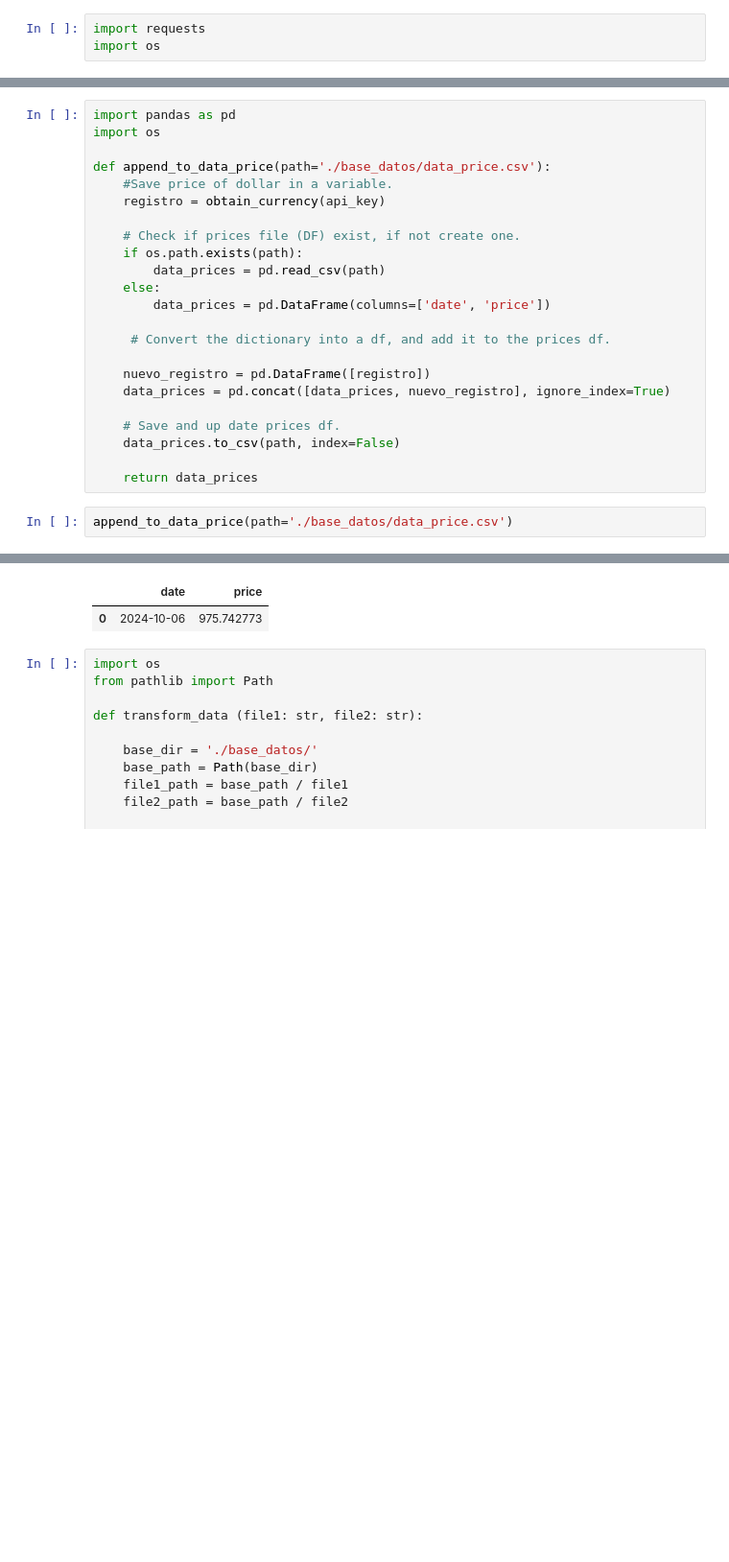
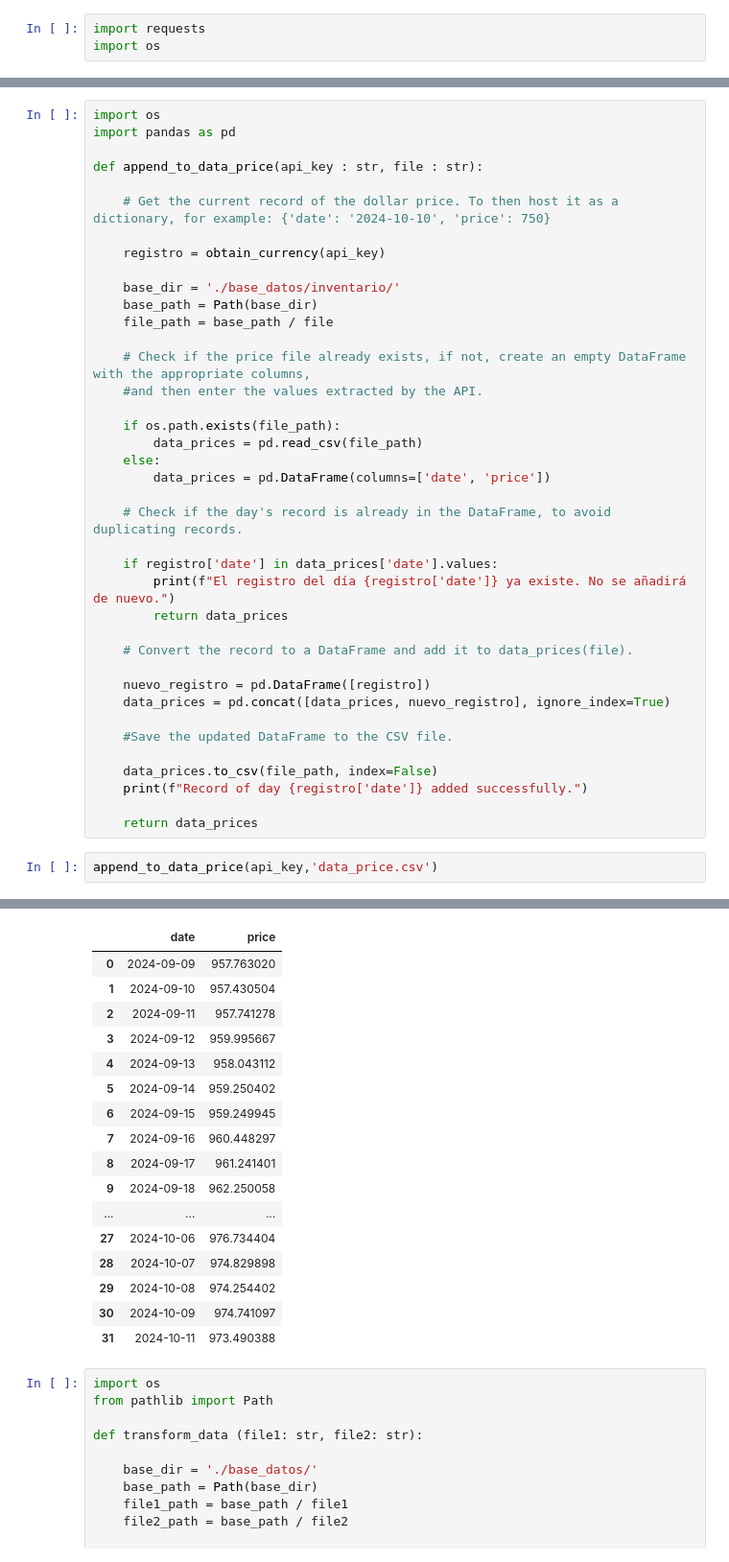
Before and after one commit to Simontiberio/ETL_airflow, a Jupyter notebook: validation_functions.ipynb, the cells around one changed output, grey strips where cells are left out. Shown at 96% size. Drawn from its saved outputs; the diff is of its cells as text; blank space fills up the shorter version.

Commit message:
Data cleaning and function validation tasks

```diff
--- a/validation_functions.ipynb
+++ b/validation_functions.ipynb
@@ -29,26 +28,42 @@ Cotización actual del dólar: 975.742773 ARS
 # %%
+import os
 import pandas as pd
-import os
 
-def append_to_data_price(path='./base_datos/data_price.csv'):
-    #Save price of dollar in a variable.
+def append_to_data_price(api_key : str, file : str):
+
+    # Get the current record of the dollar price. To then host it as a dictionary, for example: {'date': '2024-10-10', 'price': 750}
+
     registro = obtain_currency(api_key)
 
-    # Check if prices file (DF) exist, if not create one.
-    if os.path.exists(path):
-        data_prices = pd.read_csv(path)
+    base_dir = './base_datos/inventario/'
+    base_path = Path(base_dir)
+    file_path = base_path / file
+
+    # Check if the price file already exists, if not, create an empty DataFrame with the appropriate columns,
+    #and then enter the values extracted by the API.
+
+    if os.path.exists(file_path):
+        data_prices = pd.read_csv(file_path)
     else:
         data_prices = pd.DataFrame(columns=['date', 'price'])
 
-     # Convert the dictionary into a df, and add it to the prices df.
+    # Check if the day's record is already in the DataFrame, to avoid duplicating records.
+
+    if registro['date'] in data_prices['date'].values:
+        print(f"El registro del día {registro['date']} ya existe. No se añadirá de nuevo.")
+        return data_prices
+
+    # Convert the record to a DataFrame and add it to data_prices(file).
 
     nuevo_registro = pd.DataFrame([registro])
     data_prices = pd.concat([data_prices, nuevo_registro], ignore_index=True)
 
-    # Save and up date prices df.
-    data_prices.to_csv(path, index=False)
+    #Save the updated DataFrame to the CSV file.
+
+    data_prices.to_csv(file_path, index=False)
+    print(f"Record of day {registro['date']} added successfully.")
 
     return data_prices
 # %%
-append_to_data_price(path='./base_datos/data_price.csv')
+append_to_data_price(api_key,'data_price.csv')
 # %% [output]
@@ -56,5 +72,20 @@ Cotización actual del dólar: 975.742773 ARS
 |  | date | price |
-| 0 | 2024-10-06 | 975.742773 |
+| 0 | 2024-09-09 | 957.763020 |
+| 1 | 2024-09-10 | 957.430504 |
+| 2 | 2024-09-11 | 957.741278 |
+| 3 | 2024-09-12 | 959.995667 |
+| 4 | 2024-09-13 | 958.043112 |
+| 5 | 2024-09-14 | 959.250402 |
+| 6 | 2024-09-15 | 959.249945 |
+| 7 | 2024-09-16 | 960.448297 |
+| 8 | 2024-09-17 | 961.241401 |
+| 9 | 2024-09-18 | 962.250058 |
+| ... | ... | ... |
+| 27 | 2024-10-06 | 976.734404 |
+| 28 | 2024-10-07 | 974.829898 |
+| 29 | 2024-10-08 | 974.254402 |
+| 30 | 2024-10-09 | 974.741097 |
+| 31 | 2024-10-11 | 973.490388 |
 # %%
 import os
 from pathlib import Path
```
Also changed, not shown: parts of 16 cells of this notebook.
